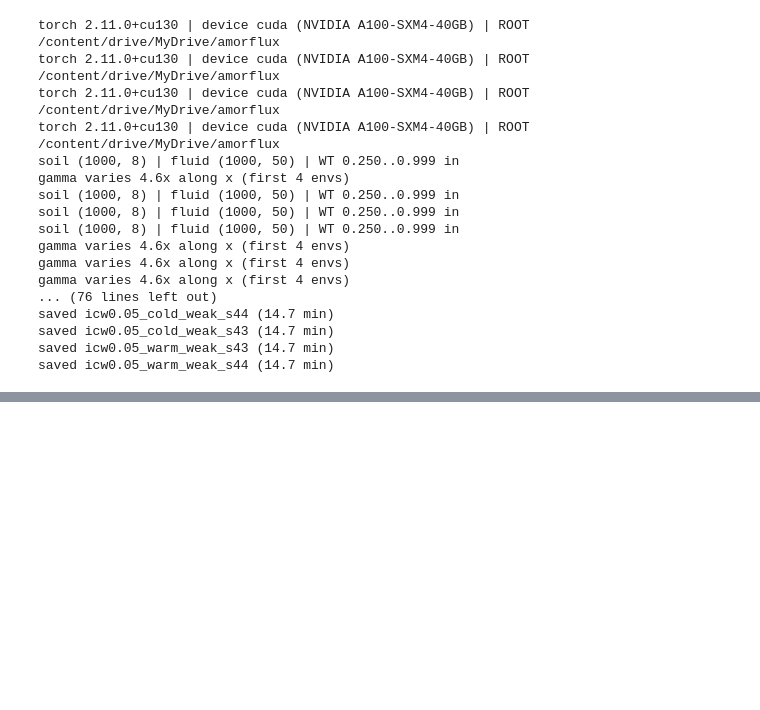
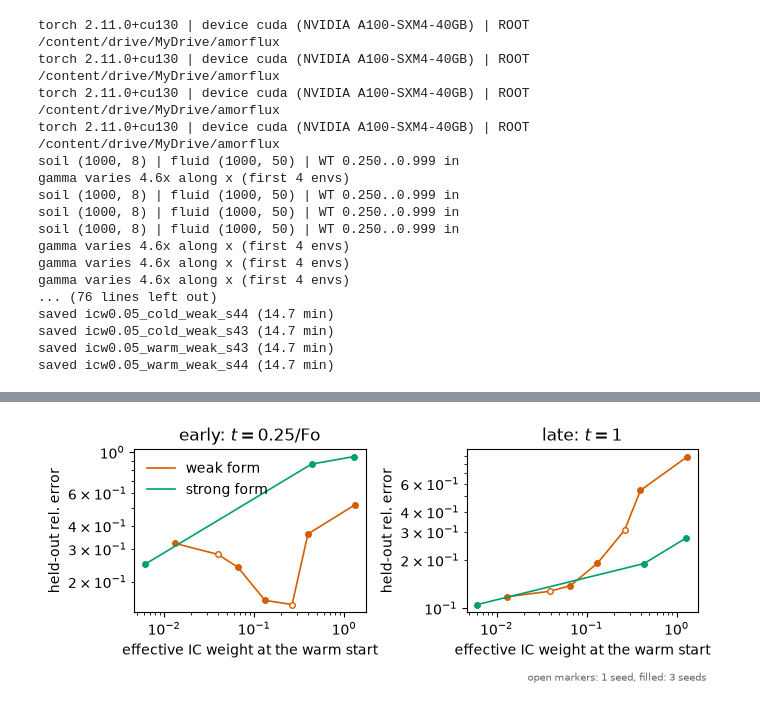
Before and after one commit to AyushG-1210/Pipeline-Digital-Twin, a Jupyter notebook: PINN/history/6_sixth_version/main_6.ipynb, the cells around one changed output, grey strips where cells are left out. Drawn from its saved outputs; the diff is of its cells as text; code cells hidden in the pictures; blank space fills up the shorter version.

Commit message:
Snapshot PINN working-tree state before merging amorflux

```diff
--- a/PINN/history/6_sixth_version/main_6.ipynb
+++ b/PINN/history/6_sixth_version/main_6.ipynb
@@ -3279,0 +3398,92 @@ saved icw0.05_warm_weak_s44 (14.7 min)
+# %%
+# %% [M3] Evaluate weak and strong at every IC weight on one axis: effective IC weight = w * ||g_IC|| / ||g_phys||
+# (warm start). CPU is fine. Writes results/matched_control_eval.json and results/paper_figs/fig5_matched.png/.pdf
+# Paths are hard-coded for the local copy of the Drive folder; run M0 first (it defines the model and data helpers).
+import os, json
+import numpy as np
+import torch
+import matplotlib.pyplot as plt
+
+ROOT = r"H:\My Drive\amorflux"
+RES_DIR = os.path.join(ROOT, "results")
+DATA_DIR = os.path.join(ROOT, "data")
+CKPT_DIR = os.path.join(ROOT, "ckpt")
+
+def ckpt(name):
+    """Checkpoint path in the local ckpt folder (tries the usual extensions)."""
+    for ext in (".pt", ".pth", ""):
+        p = os.path.join(CKPT_DIR, name + ext)
+        if os.path.exists(p):
+            return p
+    return os.path.join(CKPT_DIR, name + ".pt")      # missing: callers check os.path.exists
+
+MEAS = json.load(open(os.path.join(RES_DIR, "matched_control_measure.json")))
+_te = f32(np.load(os.path.join(DATA_DIR, "fdm_hold_te.npz"))["t_e"])
+_REFS = {"0.25/Fo": (0.25 * _te, f32(np.load(os.path.join(DATA_DIR, "fdm_hold_te025.npz"))["C"])),
+         "1/Fo": (_te, f32(np.load(os.path.join(DATA_DIR, "fdm_hold_te.npz"))["C"])),
+         "t=1": (torch.ones_like(_te), fdm_C_ho)}
+
+SEEDS3 = (42, 43, 44)
+def _load(name):
+    m = new_net()
+    m.load_state_dict(torch.load(ckpt(name), map_location=dev, weights_only=False)["state_dict"])
+    return m
+
+@torch.no_grad()
+def _errs(m):
+    m.eval(); hs = holdout_tensors[:3]; n = hs[0].shape[0]; out = {}
+    for tag, (t, Ct) in _REFS.items():
+        c = torch.cat([GRID_EVAL.unsqueeze(0).expand(n, -1, -1), t.view(n, 1, 1).expand(n, GRID_EVAL.shape[0], 1)], -1)
+        C = m(*hs, c)[..., 0].view(n, len(fdm_x), len(fdm_y))
+        out[tag] = ((C - Ct).flatten(1).norm(dim=1) / Ct.flatten(1).norm(dim=1)).mean().item()
+    return out
+
+_sw = sorted({float(f[3:].split("_warm_strong")[0]) for f in os.listdir(CKPT_DIR)
+              if f.startswith("icw") and "_warm_strong_s" in f})
+_ARMS = ([("weak", 0.0, "warm_weak_noIC_s{s}"), ("weak", 1.0, "warm_weak_s{s}")]
+         + [("weak", w, f"icw{w:g}_warm_weak_s{{s}}") for w in (0.01, 0.03, 0.05, 0.1, 0.2, 0.3)]
+         + [("strong", 0.0, "warm_strong_noIC_s{s}"), ("strong", 1.0, "warm_strong_s{s}")]
+         + [("strong", w, f"icw{w:g}_warm_strong_s{{s}}") for w in _sw])
+
+MATCHED = []
+print(f"{'form':<8}{'w':>8}{'eff. wt':>10}{'n':>3}{'0.25/Fo':>10}{'1/Fo':>10}{'t=1':>10}   t=1 range")
+for form, w, pat in _ARMS:
+    have = [s for s in SEEDS3 if os.path.exists(ckpt(pat.format(s=s)))]
+    if not have:
+        continue
+    per = []
+    for s in have:
+        m = _load(pat.format(s=s)); per.append(_errs(m)); del m
+    flush()
+    eff = w * (MEAS["mean_ratio_weak"] if form == "weak" else MEAS["mean_ratio_strong"])
+    mean = {t: float(np.mean([p[t] for p in per])) for t in _REFS}
+    # key kept as "loudness" so older readers of matched_control_eval.json still work
+    MATCHED.append(dict(form=form, w=w, loudness=eff, effective_weight=eff, n=len(have), mean=mean, per_seed=per))
+    print(f"{form:<8}{w:>8g}{eff:>10.3g}{len(have):>3}" + "".join(f"{mean[t]:>10.3f}" for t in _REFS)
+          + f"   [{min(p['t=1'] for p in per):.3f}-{max(p['t=1'] for p in per):.3f}]")
+json.dump(dict(measure=MEAS, rows=MATCHED), open(os.path.join(RES_DIR, "matched_control_eval.json"), "w"), indent=2)
+log_result("matched_control", dict(measure=MEAS, rows=MATCHED))
+
+_col = dict(weak="#D55E00", strong="#009E73")
+fig, axes = plt.subplots(1, 2, figsize=(6.8, 2.6))
+for ax, tag, title in zip(axes, ("0.25/Fo", "t=1"), ("early: $t=0.25/\\mathrm{Fo}$", "late: $t=1$")):
+    for form in ("weak", "strong"):
+        r = sorted([x for x in MATCHED if x["form"] == form and x["w"] > 0], key=lambda x: x["effective_weight"])
+        if not r:
+            continue
+        ax.plot([x["effective_weight"] for x in r], [x["mean"][tag] for x in r], "-", color=_col[form], lw=1.2,
+                label=f"{form} form")
+        for x in r:
+            ax.plot(x["effective_weight"], x["mean"][tag], "o", color=_col[form], ms=4,
+                    mfc=_col[form] if x["n"] >= 3 else "white")
+    ax.set_xscale("log"); ax.set_yscale("log"); ax.set_title(title)
+    ax.set_xlabel("effective IC weight at the warm start"); ax.set_ylabel("held-out rel. error")
+axes[0].legend(frameon=False)
+fig.text(0.99, -0.03, "open markers: 1 seed, filled: 3 seeds", ha="right", fontsize=7, color="0.4")
+fig.tight_layout()
+_od = os.path.join(RES_DIR, "paper_figs"); os.makedirs(_od, exist_ok=True)
+for ext in ("png", "pdf"):
+    fig.savefig(os.path.join(_od, f"fig5_matched.{ext}"), bbox_inches="tight", dpi=200)
+plt.show()
+print(f"saved {os.path.join(_od, 'fig5_matched.pdf')}")
+# %% [output]
@@ -3279,0 +3507 @@ saved icw0.05_warm_weak_s44 (14.7 min)
+[figure, added]
```
Also changed, not shown: parts of 26 cells of this notebook, 29 other files.
